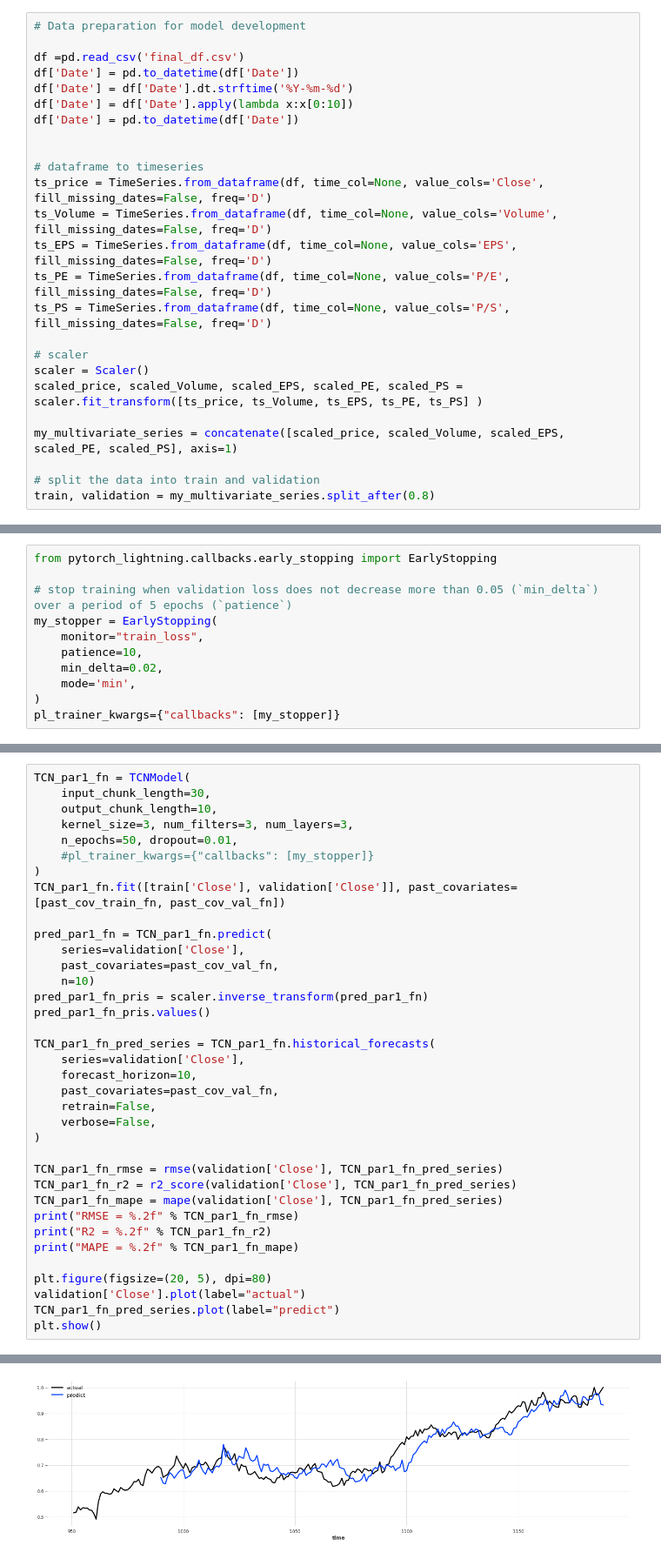
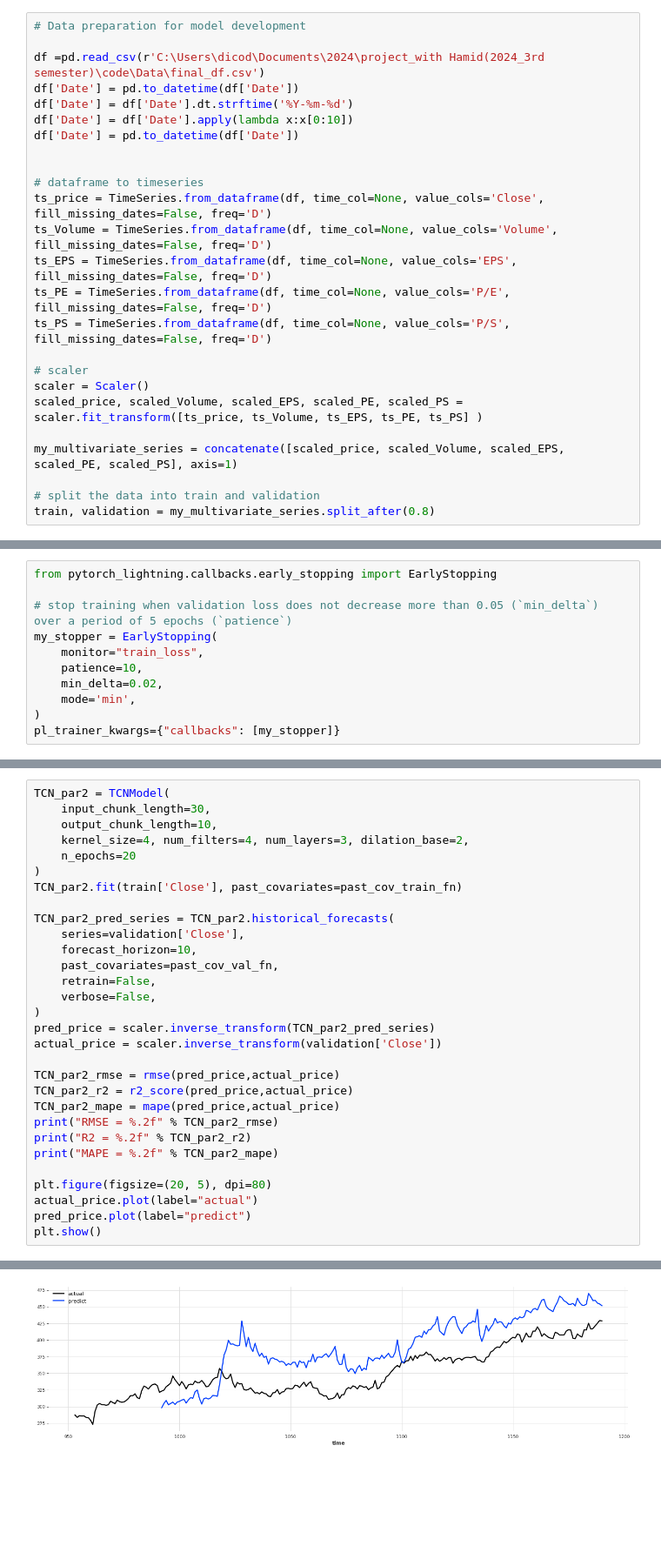
Before and after one commit to EunjinAn/TimeSeries_Project, a Jupyter notebook: model_TCN.ipynb, the cells around one changed output, grey strips where cells are left out. Shown at 87% size. Saved outputs shown, nothing was run; the diff lists cells and outputs as text; blank space fills up the shorter version.

```diff
--- a/model_TCN.ipynb
+++ b/model_TCN.ipynb
@@ -25,7 +25,7 @@ from darts.metrics import mape, rmse, r2_score
 # %%
 # Data preparation for model development
 
-df =pd.read_csv('final_df.csv')
+df =pd.read_csv(r'C:\Users\dicod\Documents\2024\project_with Hamid(2024_3rd semester)\code\Data\final_df.csv')
 df['Date'] = pd.to_datetime(df['Date'])
 df['Date'] = df['Date'].dt.strftime('%Y-%m-%d')
 df['Date'] = df['Date'].apply(lambda x:x[0:10])
@@ -156,38 +487,32 @@ MAPE = 4.20
 # %%
-TCN_par1_fn = TCNModel(
+TCN_par2 = TCNModel(
     input_chunk_length=30,
     output_chunk_length=10,
-    kernel_size=3, num_filters=3, num_layers=3,
-    n_epochs=50, dropout=0.01,
-    #pl_trainer_kwargs={"callbacks": [my_stopper]}
+    kernel_size=4, num_filters=4, num_layers=3, dilation_base=2,
+    n_epochs=20
 )
-TCN_par1_fn.fit([train['Close'], validation['Close']], past_covariates=[past_cov_train_fn, past_cov_val_fn])
+TCN_par2.fit(train['Close'], past_covariates=past_cov_train_fn)
 
-pred_par1_fn = TCN_par1_fn.predict(
-    series=validation['Close'],
-    past_covariates=past_cov_val_fn,
-    n=10)
-pred_par1_fn_pris = scaler.inverse_transform(pred_par1_fn)
-pred_par1_fn_pris.values()
-
-TCN_par1_fn_pred_series = TCN_par1_fn.historical_forecasts(
+TCN_par2_pred_series = TCN_par2.historical_forecasts(
     series=validation['Close'],
     forecast_horizon=10,
     past_covariates=past_cov_val_fn,
     retrain=False,
     verbose=False,
 )
+pred_price = scaler.inverse_transform(TCN_par2_pred_series)
+actual_price = scaler.inverse_transform(validation['Close'])
 
-TCN_par1_fn_rmse = rmse(validation['Close'], TCN_par1_fn_pred_series)
-TCN_par1_fn_r2 = r2_score(validation['Close'], TCN_par1_fn_pred_series)
-TCN_par1_fn_mape = mape(validation['Close'], TCN_par1_fn_pred_series)
-print("RMSE = %.2f" % TCN_par1_fn_rmse)
-print("R2 = %.2f" % TCN_par1_fn_r2)
-print("MAPE = %.2f" % TCN_par1_fn_mape)
+TCN_par2_rmse = rmse(pred_price,actual_price)
+TCN_par2_r2 = r2_score(pred_price,actual_price)
+TCN_par2_mape = mape(pred_price,actual_price)
+print("RMSE = %.2f" % TCN_par2_rmse)
+print("R2 = %.2f" % TCN_par2_r2)
+print("MAPE = %.2f" % TCN_par2_mape)
 
 plt.figure(figsize=(20, 5), dpi=80)
-validation['Close'].plot(label="actual")
-TCN_par1_fn_pred_series.plot(label="predict")
+actual_price.plot(label="actual")
+pred_price.plot(label="predict")
 plt.show()
 # %% [output]
 GPU available: False, used: False
@@ -235,2 +555,2 @@ MAPE = 4.29
-[figure, old version]
+[figure, new version]
 # %%
```
Also changed, not shown: parts of 11 cells of this notebook, 5 other files.
